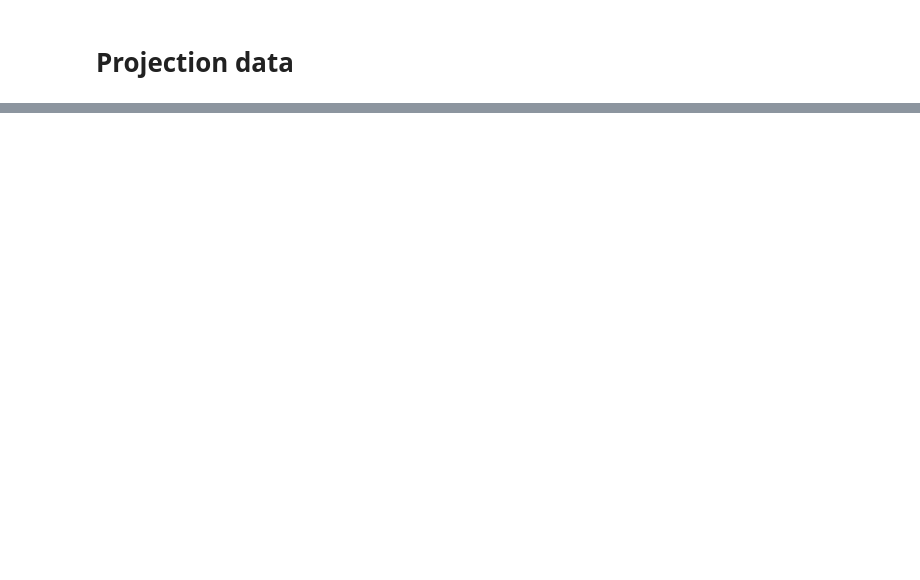
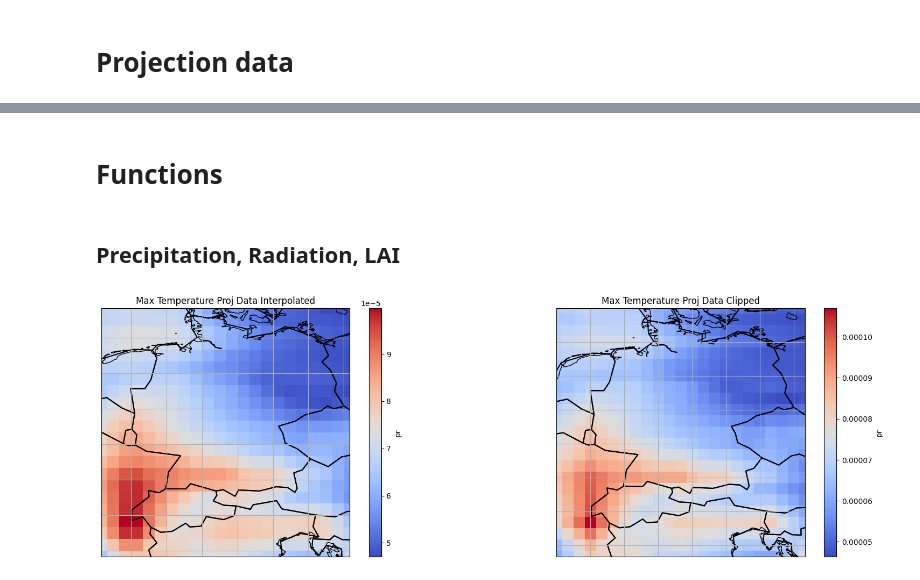
Before and after one commit to JohannaTrost/MSC24-WBM, a Jupyter notebook: ProjectionData.ipynb, the cells around one changed output, grey strips where cells are left out. Saved outputs shown, nothing was run; the diff lists cells and outputs as text; code cells hidden in the pictures; blank space fills up the shorter version.

```diff
--- a/ProjectionData.ipynb
+++ b/ProjectionData.ipynb
@@ -53,0 +47,2 @@ array([[[0., 0., 0., ..., 0., 0., 0.],
+# %% [markdown]
+# Functions
@@ -53,0 +73,42 @@ array([[[0., 0., 0., ..., 0., 0., 0.],
+# %%
+def plot_proj_data(proj_data_interp, proj_data_clipped, world):
+    # Get the extent of the raster data
+    extent_proj_interp = [
+        proj_data_interp.lon.min(),
+        proj_data_interp.lon.max(),
+        proj_data_interp.lat.min(),
+        proj_data_interp.lat.max()
+    ]
+
+    extent_proj_clipped = [
+        proj_data_clipped.x.min(),
+        proj_data_clipped.x.max(),
+        proj_data_clipped.y.min(),
+        proj_data_clipped.y.max()
+    ]
+
+    # Create a new figure and axes
+    fig, (ax1, ax2) = plt.subplots(1, 2, figsize=(20, 6), subplot_kw={'projection': ccrs.PlateCarree()})
+
+    # Plot the raster data and country boundaries for proj_data_interp
+    proj_data_interp.max(dim='time').plot(ax=ax1, cmap='coolwarm')
+    world.boundary.plot(ax=ax1, linewidth=1.5, color='black')
+    ax1.set_extent(extent_proj_interp)
+    ax1.set_title('Max Temperature Proj Data Interpolated')
+    ax1.set_xlabel('Longitude')
+    ax1.set_ylabel('Latitude')
+    ax1.coastlines()
+    ax1.gridlines()
+
+    # Plot the raster data and country boundaries for proj_data_clipped
+    proj_data_clipped.max(dim='time').plot(ax=ax2, cmap='coolwarm')
+    world.boundary.plot(ax=ax2, linewidth=1.5, color='black')
+    ax2.set_extent(extent_proj_clipped)
+    ax2.set_title('Max Temperature Proj Data Clipped')
+    ax2.set_xlabel('Longitude')
+    ax2.set_ylabel('Latitude')
+    ax2.coastlines()
+    ax2.gridlines()
+
+    # Show the plot
+    plt.show()
@@ -53,0 +136,7 @@ array([[[0., 0., 0., ..., 0., 0., 0.],
+# %% [markdown]
+## Precipitation, Radiation, LAI
+# %%
+PrecProj_clipped, PrecProj_interp = clip_proj(P_data, PrecProj)
+plot_proj_data(PrecProj_interp, PrecProj_clipped, world)
+# %% [output]
+[figure, added]
```
Also changed, not shown: parts of 28 cells of this notebook, 4 other files.
